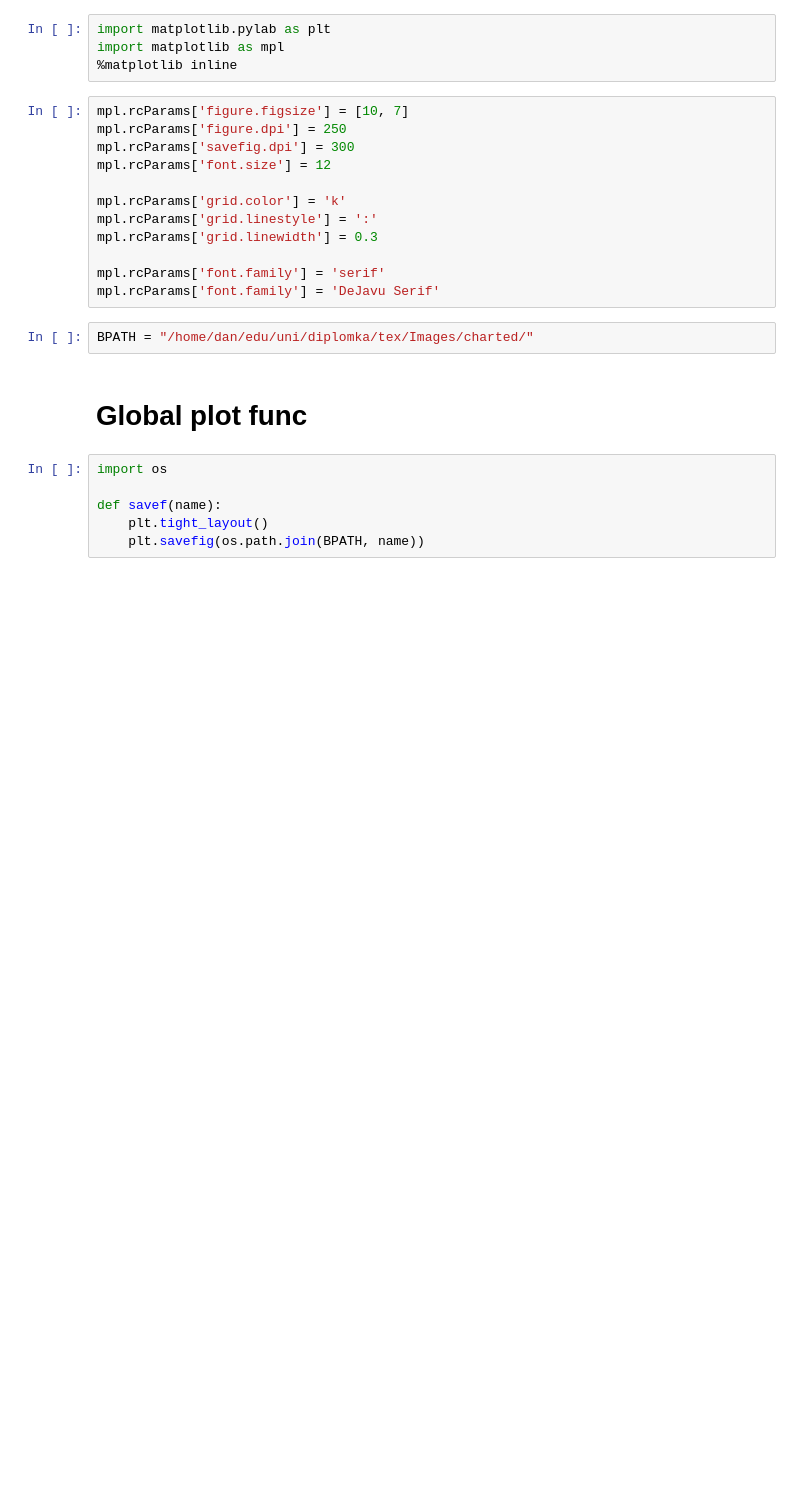
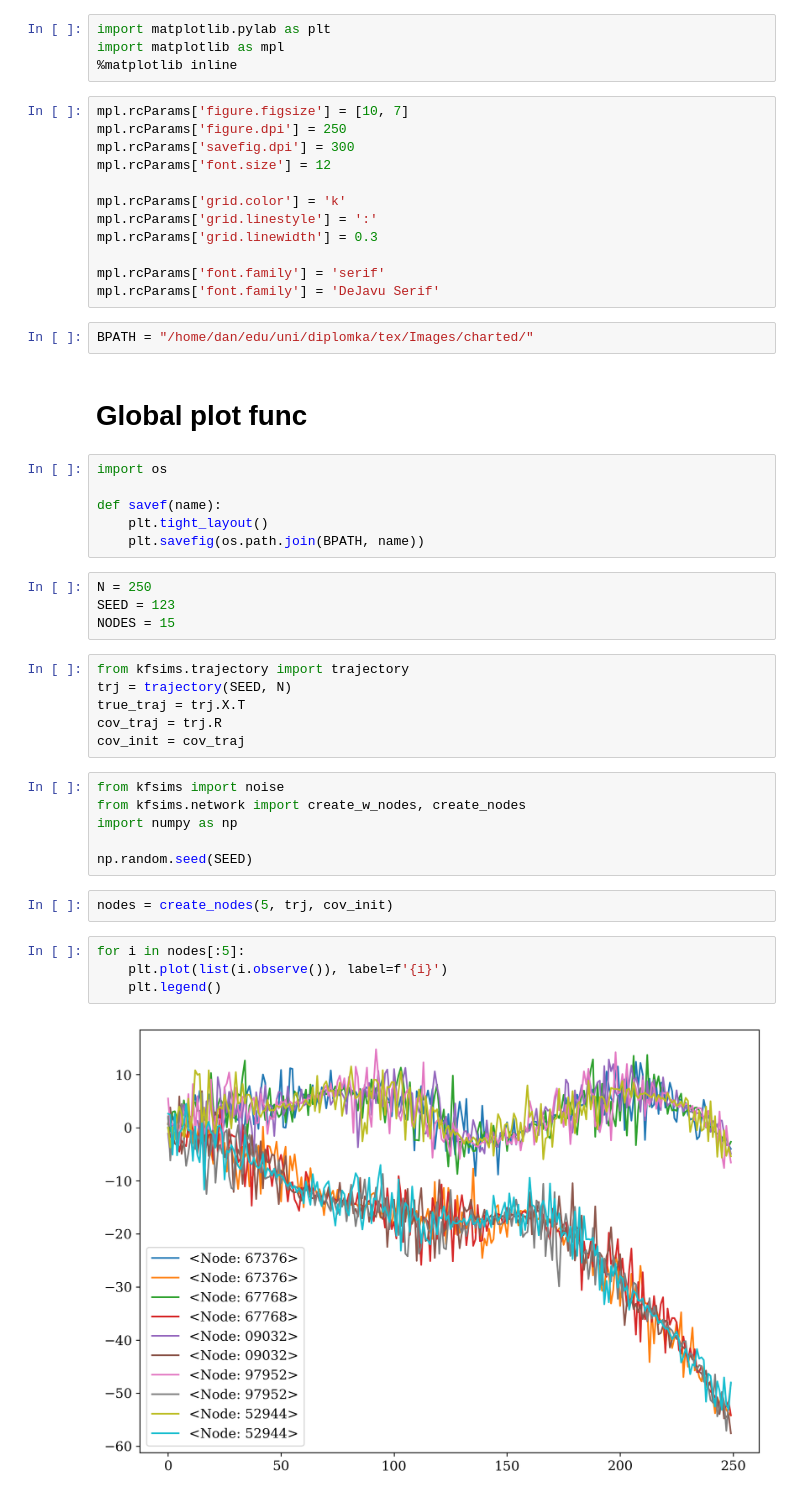
Before and after one commit to hnykda/diplomka-nbs, a Jupyter notebook: nbs/tex-charting-multiple.ipynb, the cells around one changed output. Saved outputs shown, nothing was run; the diff lists cells and outputs as text; blank space fills up the shorter version.

Commit message:
networking

```diff
--- a/nbs/tex-charting-multiple.ipynb
+++ b/nbs/tex-charting-multiple.ipynb
@@ -27,3 +27,27 @@ import os
 def savef(name):
     plt.tight_layout()
     plt.savefig(os.path.join(BPATH, name))
+# %%
+N = 250
+SEED = 123
+NODES = 15
+# %%
+from kfsims.trajectory import trajectory
+trj = trajectory(SEED, N)
+true_traj = trj.X.T
+cov_traj = trj.R
+cov_init = cov_traj
+# %%
+from kfsims import noise
+from kfsims.network import create_w_nodes, create_nodes
+import numpy as np
+
+np.random.seed(SEED)
+# %%
+nodes = create_nodes(5, trj, cov_init)
+# %%
+for i in nodes[:5]:
+    plt.plot(list(i.observe()), label=f'{i}')
+    plt.legend()
+# %% [output]
+[figure, added]
```
Also changed, not shown: parts of 17 cells of this notebook, 3 other files.
